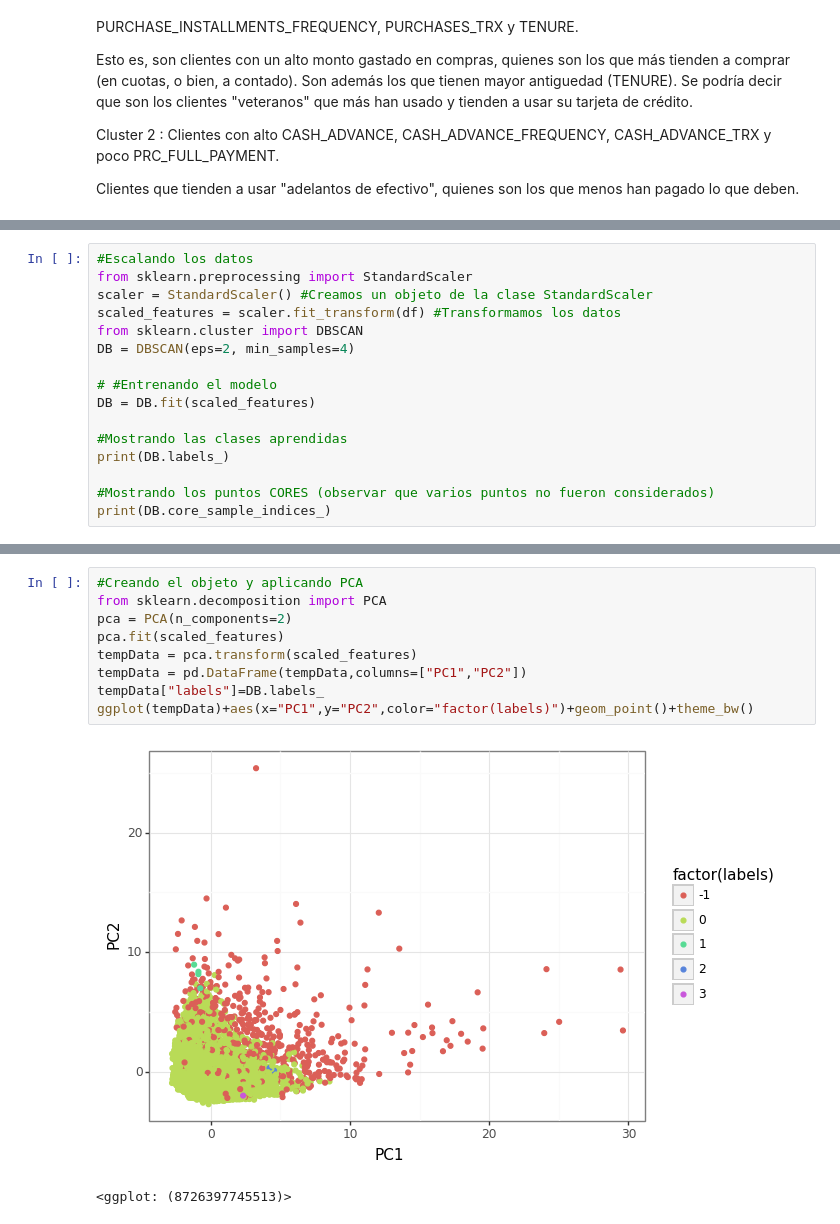
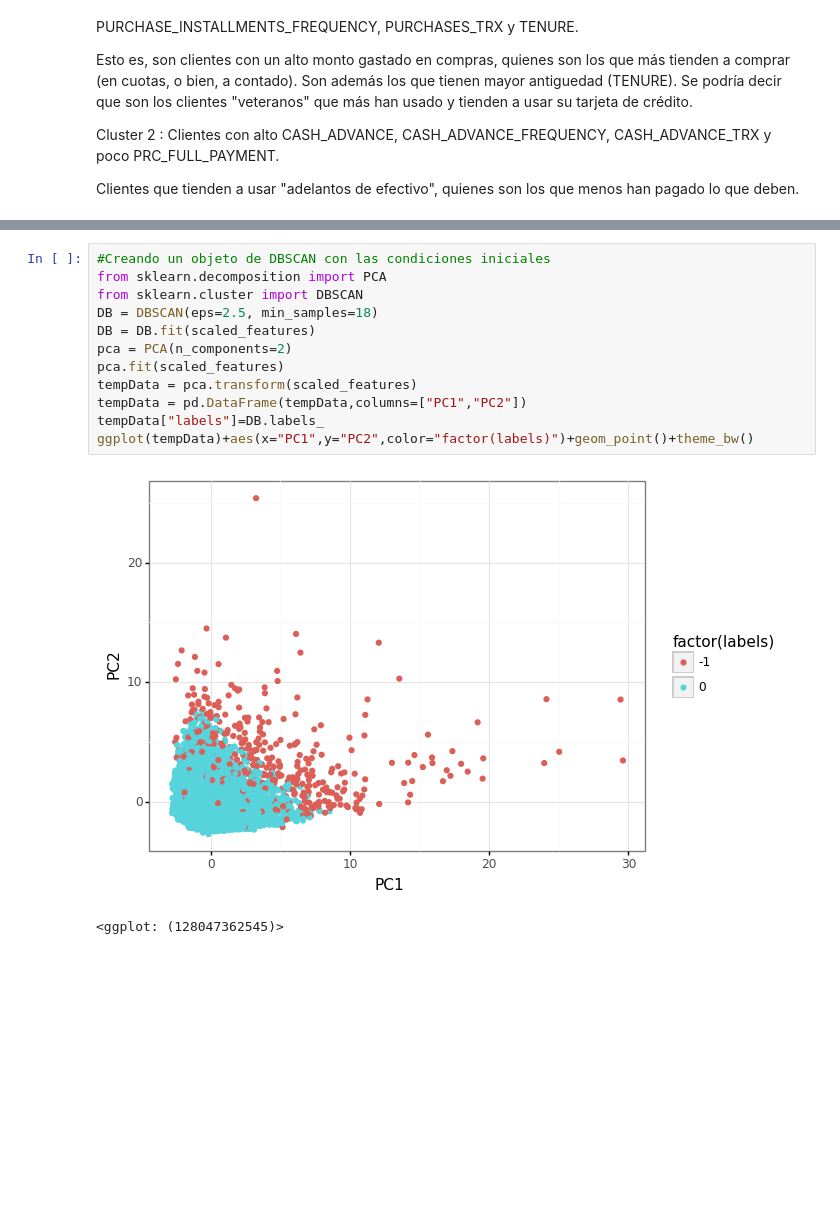
Before and after one commit to eolo-ws/proyecto-1-mineria-datos, a Jupyter notebook: proyecto-mineria-grupo-5.ipynb, the cells around one changed output, grey strips where cells are left out. Cells and saved outputs as stored; diff of their text form; blank space fills up the shorter version.

Commit message:
dbscan con parametros optimos

```diff
--- a/proyecto-mineria-grupo-5.ipynb
+++ b/proyecto-mineria-grupo-5.ipynb
@@ -407,16 +396,0 @@ df.head()
-# %%
-#Escalando los datos
-from sklearn.preprocessing import StandardScaler
-scaler = StandardScaler() #Creamos un objeto de la clase StandardScaler
-scaled_features = scaler.fit_transform(df) #Transformamos los datos
-from sklearn.cluster import DBSCAN
-DB = DBSCAN(eps=2, min_samples=4)
-
-# #Entrenando el modelo
-DB = DB.fit(scaled_features)
-
-#Mostrando las clases aprendidas
-print(DB.labels_)
-
-#Mostrando los puntos CORES (observar que varios puntos no fueron considerados)
-print(DB.core_sample_indices_)
@@ -426,12 +418,15 @@ print(DB.core_sample_indices_)
 # %%
-#Creando el objeto y aplicando PCA
+#Creando un objeto de DBSCAN con las condiciones iniciales
 from sklearn.decomposition import PCA
+from sklearn.cluster import DBSCAN
+DB = DBSCAN(eps=2.5, min_samples=18)
+DB = DB.fit(scaled_features)
 pca = PCA(n_components=2)
 pca.fit(scaled_features)
 tempData = pca.transform(scaled_features)
 tempData = pd.DataFrame(tempData,columns=["PC1","PC2"])
 tempData["labels"]=DB.labels_
 ggplot(tempData)+aes(x="PC1",y="PC2",color="factor(labels)")+geom_point()+theme_bw()
 # %% [output]
-[figure, old version]
+[figure, new version]
-<ggplot: (8726397745513)>
+<ggplot: (128047362545)>
```
Also changed, not shown: parts of 5 cells of this notebook.
